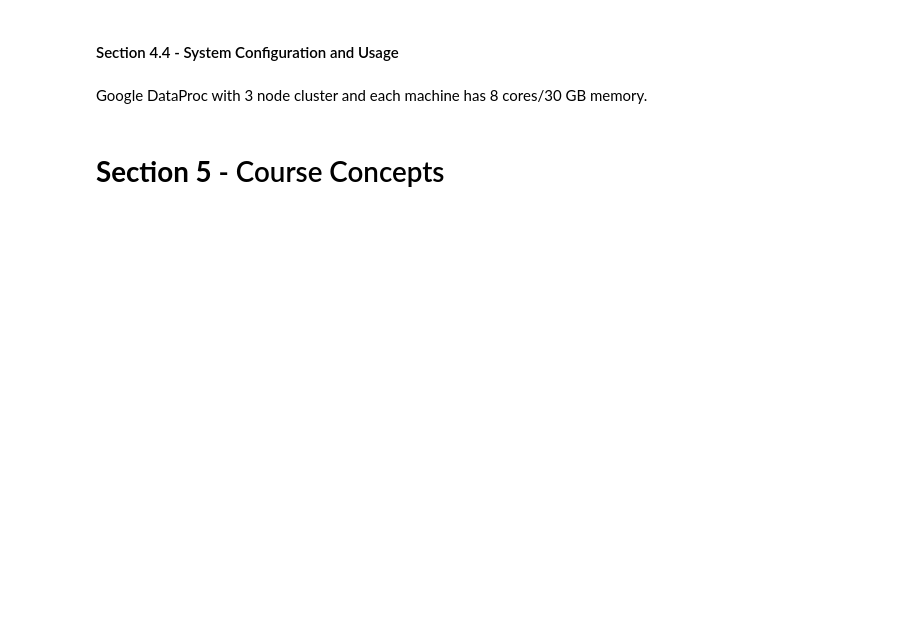
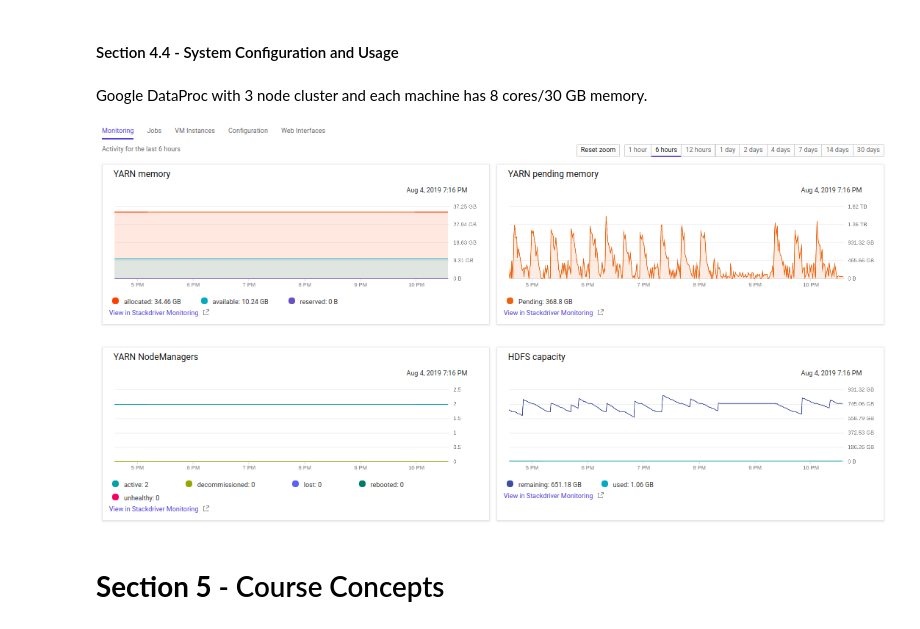
Before and after one commit to rmajumder/w261-final, a Jupyter notebook: master/master_w261_project.ipynb, the cells around one changed output. Saved outputs shown, nothing was run; the diff lists cells and outputs as text; code cells hidden in the pictures; blank space fills up the shorter version.

```diff
--- a/master/master_w261_project.ipynb
+++ b/master/master_w261_project.ipynb
@@ -956,5 +1123,9 @@ Gradient-Boosted Tree performs better than other classifiers. During EDA taking
 #### Section 4.4 - System Configuration and Usage
 # %% [markdown]
 Google DataProc with 3 node cluster and each machine has 8 cores/30 GB memory.
+# %%
+Image("images/cloudresourceusage.png")
+# %% [output]
+[figure, added]
 # %% [markdown]
 # __Section 5__ - Course Concepts
```
Also changed, not shown: parts of 10 cells of this notebook, 2 other files.
